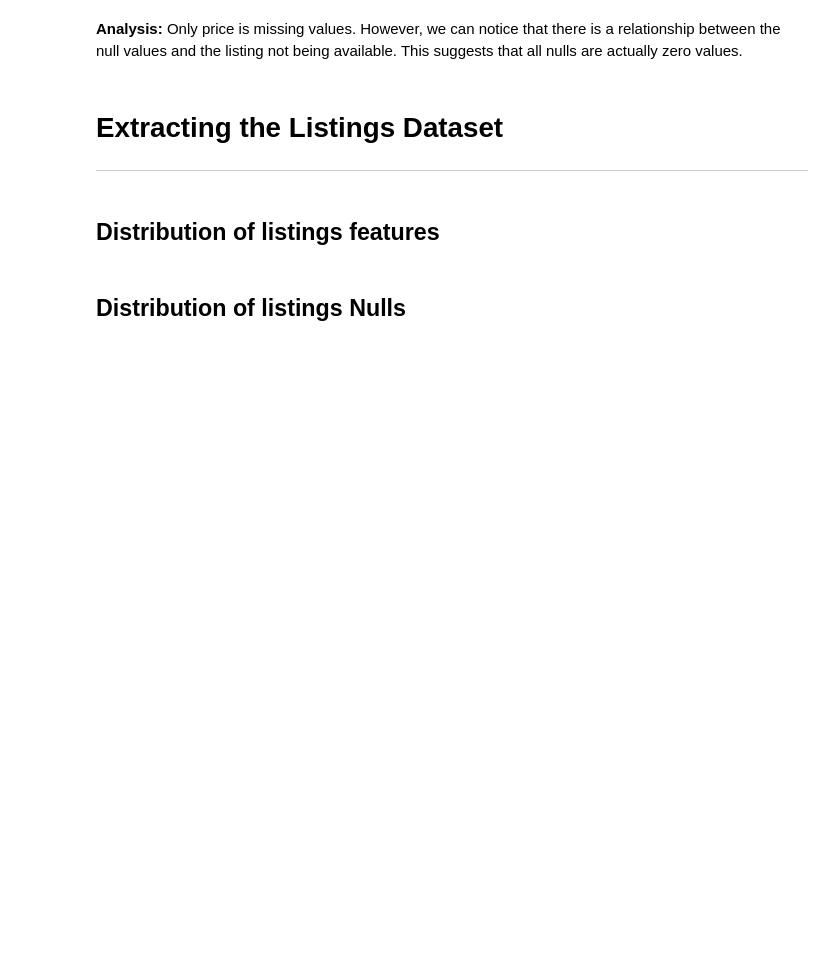
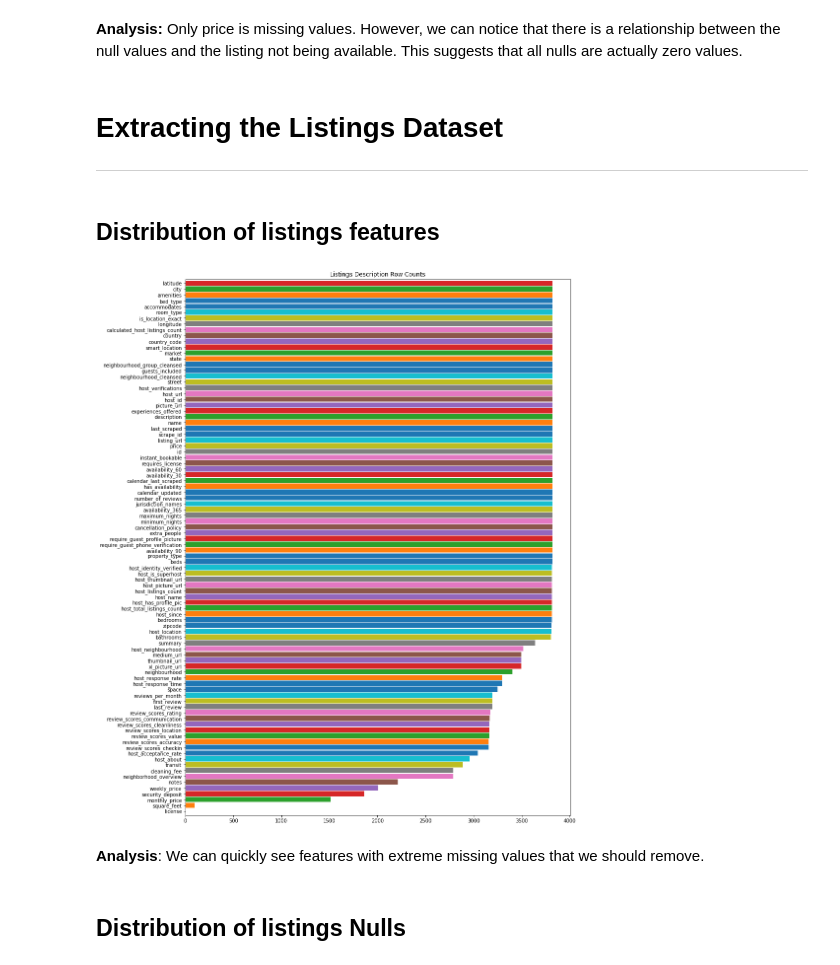
Before and after one commit to samlexrod/airbnb_ml, a Jupyter notebook: Airbnb_Analysis.ipynb, the cells around one changed output. Cells and saved outputs as stored; diff of their text form; code cells hidden in the pictures; blank space fills up the shorter version.

Commit message:
Updating Complex Analysis

```diff
--- a/Airbnb_Analysis.ipynb
+++ b/Airbnb_Analysis.ipynb
@@ -118,2 +73,4 @@ listings = read_concat(folder_names, 'listings.csv')
+# %%
+df_listings = pd.read_csv('data\listings.csv')
 # %% [markdown]
 ## Distribution of listings features
@@ -125,3 +77,14 @@ for x in listings.rowsource.value_counts().values:
+# %%
+df_listings.count().sort_values().plot.barh(
+    legend=False,
+    figsize=(14, 20),
+    rot=0,
+    width=.9,
+    title="Listings Description Row Counts");
+# %% [output]
+[figure, added]
+# %% [markdown]
+**Analysis**: We can quickly see features with extreme missing values that we should remove.
 # %% [markdown]
 ##  Distribution of listings Nulls
 # %%
```
Also changed, not shown: parts of 59 cells of this notebook, 4 other files.
